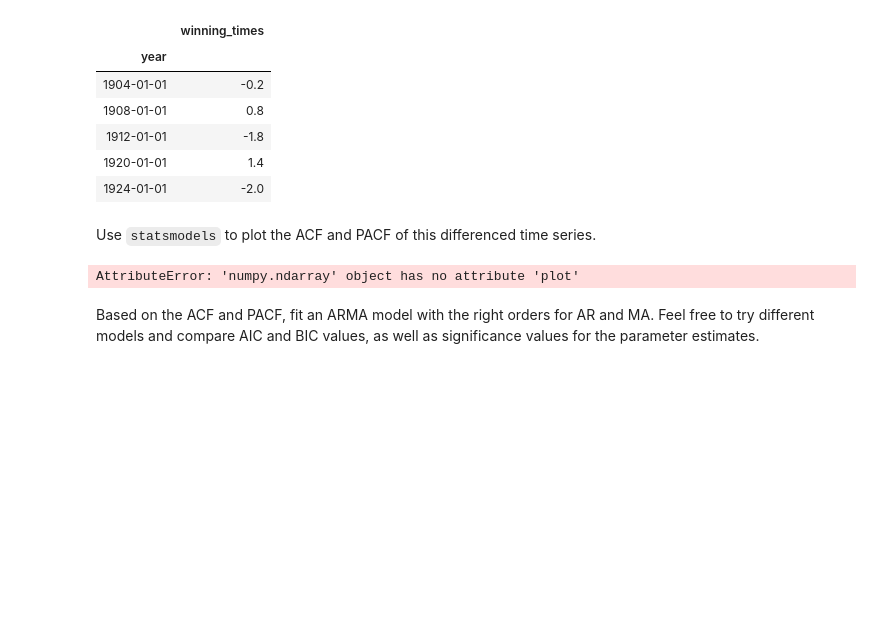
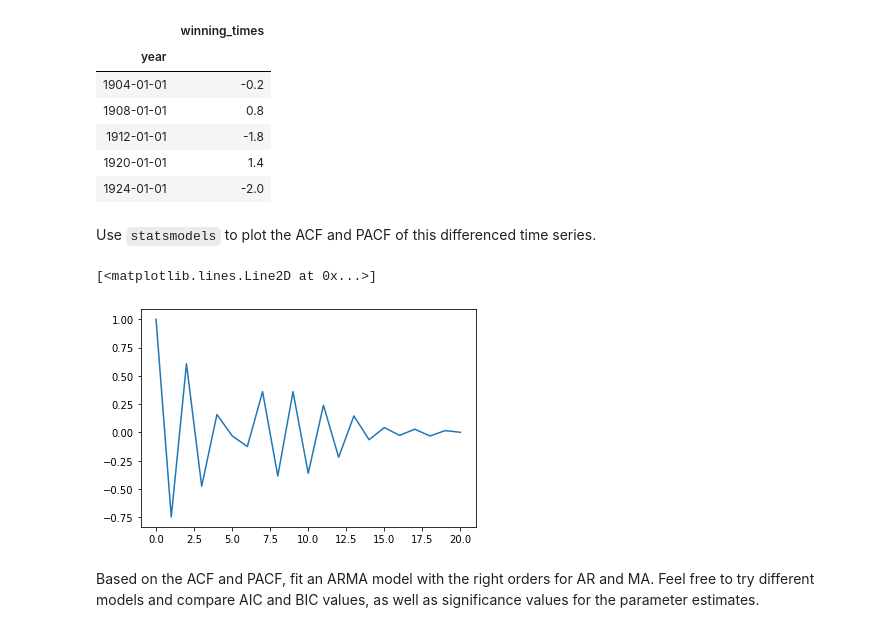
Before and after one commit to OsterMendel/dsc-arma-models-statsmodels-lab-nyc-ds-033020, a Jupyter notebook: index.ipynb, the cells around one changed output. Cells and saved outputs as stored; diff of their text form; code cells hidden in the pictures; blank space fills up the shorter version.

```diff
--- a/index.ipynb
+++ b/index.ipynb
@@ -62,10 +62,11 @@ Use `statsmodels` to plot the ACF and PACF of this differenced time series.
 # %%
 # Plot the ACF
 from statsmodels.tsa.stattools import acf, pacf
 
-acf(data_diff, fft=False).plot()
+plt.plot(acf(data_diff, fft=False))
 # %% [output]
-AttributeError: 'numpy.ndarray' object has no attribute 'plot'
+[<matplotlib.lines.Line2D at 0x...>]
+[figure, added]
 # %%
 # Plot the PACF
 # %% [markdown]
```
